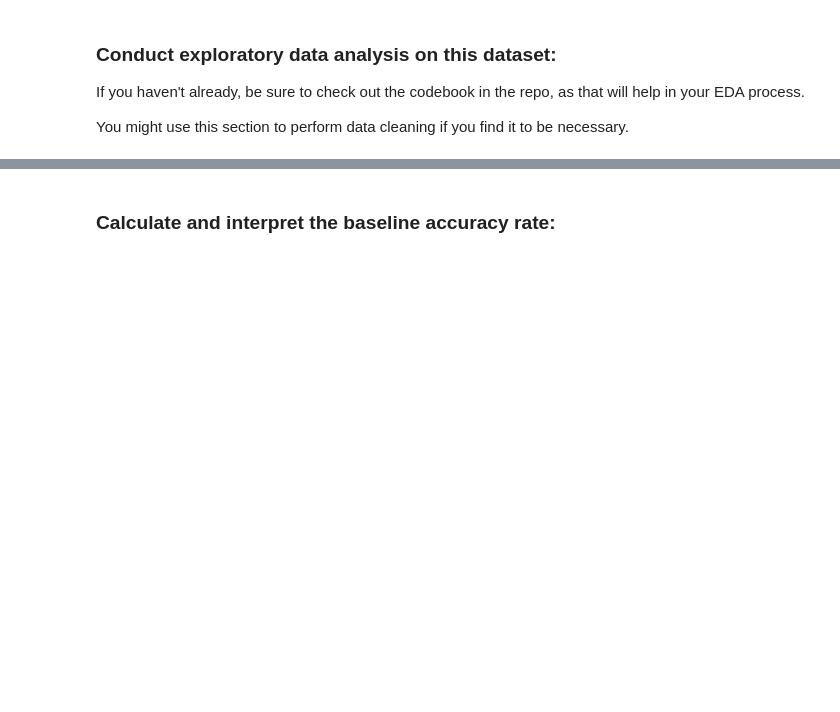
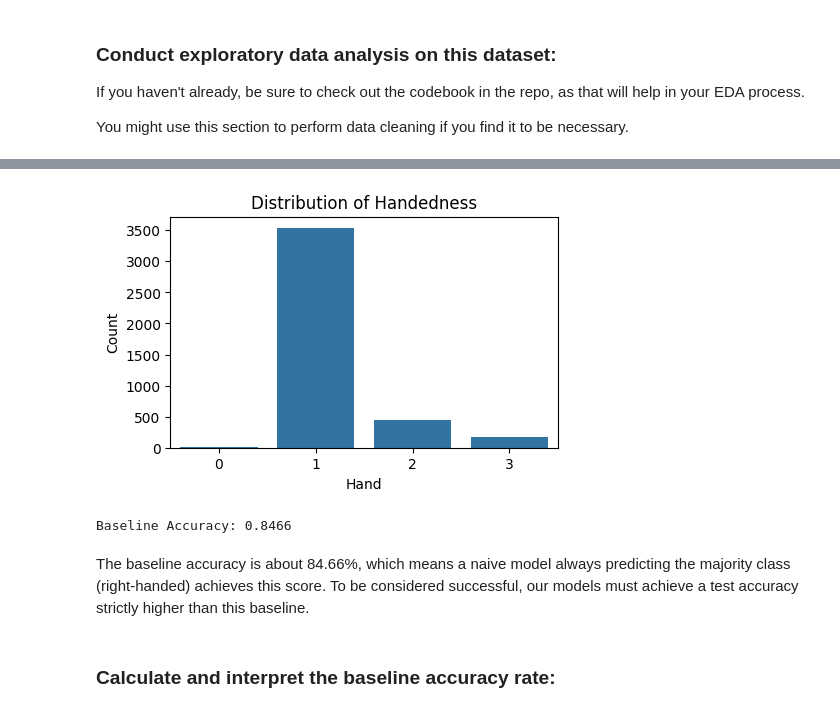
Before and after one commit to cikicali369-glitch/DSB-Unit-03, a Jupyter notebook: labs/02 - Classification-LeftHanded/lab-classification-left-handedness-YOURNAME-HERE.ipynb, the cells around one changed output, grey strips where cells are left out. Drawn from its saved outputs; the diff is of its cells as text; code cells hidden in the pictures; blank space fills up the shorter version.

```diff
--- a/labs/02 - Classification-LeftHanded/lab-classification-left-handedness-YOURNAME-HERE.ipynb
+++ b/labs/02 - Classification-LeftHanded/lab-classification-left-handedness-YOURNAME-HERE.ipynb
@@ -141,3 +111,20 @@ memory usage: 1.8+ MB
+# %%
+# Vizuelni prikaz distribucije ciljne varijable
+plt.figure(figsize=(5, 3))
+sns.countplot(x=df['hand'])
+plt.title('Distribution of Handedness')
+plt.xlabel('Hand')
+plt.ylabel('Count')
+plt.show()
+
+# Izračunavanje bazne tačnosti
+baseline = df['hand'].value_counts(normalize=True).max()
+print(f"Baseline Accuracy: {baseline:.4f}")
+# %% [output]
+[figure, added]
+Baseline Accuracy: 0.8466
+# %% [markdown]
+ The baseline accuracy is about 84.66%, which means a naive model always predicting the majority class (right-handed) achieves this score. To be considered successful, our models must achieve a test accuracy strictly higher than this baseline.
 # %% [markdown]
 ### Calculate and interpret the baseline accuracy rate:
 # %%
```
Also changed, not shown: parts of 31 cells of this notebook.
